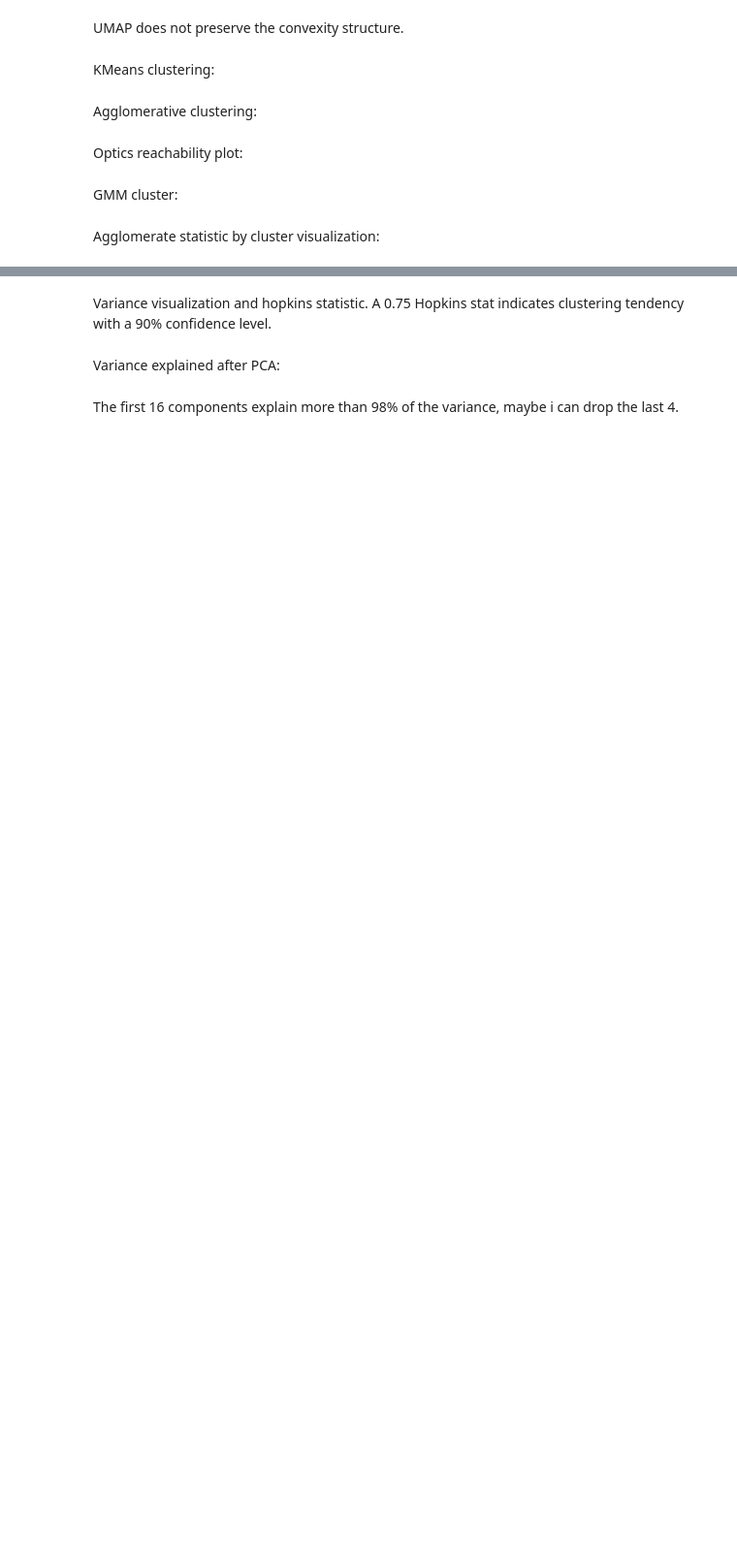
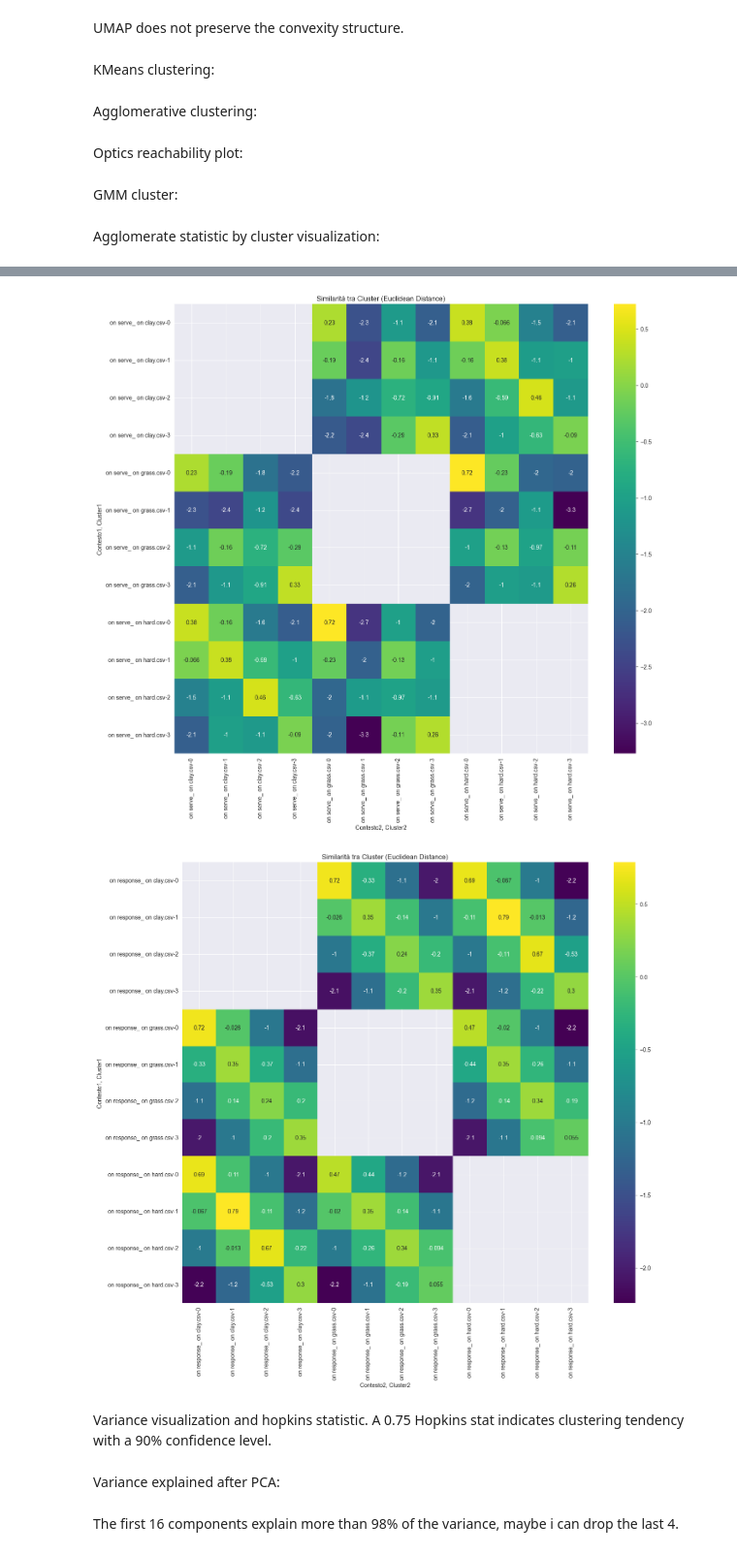
Before and after one commit to andreainno22/DMML_project, a Jupyter notebook: notebooks/Notebook.ipynb, the cells around one changed output, grey strips where cells are left out. Shown: that part at 97% size. Drawn from its saved outputs; the diff is of its cells as text; code cells hidden in the pictures; blank space fills up the shorter version.

Commit message:
similarity matrix inter cluster computed

```diff
--- a/notebooks/Notebook.ipynb
+++ b/notebooks/Notebook.ipynb
@@ -208,8 +211,7 @@ df_clustered=run_umap_agglomerative_clustering(df_hard_serve, None, 3, 2, 'compl
 #problema di optics: troppi punti di rumore, troppi giocatori rimangono esclusi
 for min_pts in range(4, 11):
    for xi in np.arange(start=0.04, stop=0.12, step=0.01):
-      df_clustering = run_umap_optics_clustering(df_hard, min_pts=min_pts, xi=xi
-      min_cluster_size=0.1)
+      df_clustering = run_umap_optics_clustering(df_hard, min_pts=min_pts, xi=xi,min_cluster_size=0.1)
 #run_umap_optics_clustering(df_hard_serve, 'umap', None, 8, 0.08, 0.1, True)
 
 
@@ -238,13 +240,16 @@ KMeans clustering:
 # %%
 from run_clustering import *
 
+dfs_clustered = []
+
 for name, dataframe in dfs:
     print(name)
-    for umap_comp in range(2, 11):
-        silhouette_scores = []
-        df_clustered, silhouette_score=run_kmeans_clustering(dataframe, 4, True, umap_comp)
-        silhouette_scores.append((silhouette_score,umap_comp))
-    print({name: max(silhouette_scores, key = lambda x: x[0])})
+    for umap_comp in range(2, 3):
+        metrics = []
+        df_clustered, silhouette_score, dbi=run_kmeans_clustering(dataframe, 4, True, umap_comp)
+        dfs_clustered.append((name,df_clustered))
+        metrics.append((silhouette_score,dbi,umap_comp))
+    print({name: max(metrics, key = lambda x: x[0])})
 # %% [markdown]
 Agglomerative clustering:
 # %%
@@ -293,0 +301,10 @@ plt.show()
+# %%
+from visualize_results import analyze_cluster_profiles
+
+for name, df_clustered in dfs_clustered:
+    print(name)
+    if "on serve" in name:
+        context = "on serve"
+    else:
+        context = "on response"
+    analyze_cluster_profiles(df_clustered, point_context=context)
@@ -294,3 +313,23 @@ plt.show()
+# %%
+from visualize_results import calculate_centroid_similarity, visualize_similarity_matrix
+# 3. Calcolo della Similarità tra Centroidi
+clustered_data_on_serve = []
+clustered_data_on_response = []
+for context, df_clustered in dfs_clustered:
+    if "on serve" in context:
+        clustered_data_on_serve.append((context, df_clustered))
+    else:
+        clustered_data_on_response.append((context, df_clustered))
+similarity_df_on_serve = calculate_centroid_similarity(clustered_data_on_serve)
+similarity_df_on_response = calculate_centroid_similarity(clustered_data_on_response)
+
+# 4. Visualizzazione della Matrice di Similarità
+visualize_similarity_matrix(similarity_df_on_serve, clustered_data_on_serve)
+visualize_similarity_matrix(similarity_df_on_response, clustered_data_on_response)
+#todo: per ogni cluster di un contesto, raggrupparlo insieme ai cluster più simili di un altro contesto e assegnargli il nome di uno stile. Di seguito, una volta tracciato l'andamento del giocatore nei diversi contesti, verificare se un giocatore cambia cluster a seconda del contesto
+# %% [output]
+[figure, added]
+[figure, added]
 # %% [markdown]
 Variance visualization and hopkins statistic. A 0.75 Hopkins stat indicates clustering tendency with a 90% confidence level.
 # %%
```
Also changed, not shown: parts of 4 cells of this notebook, 17 other files.
